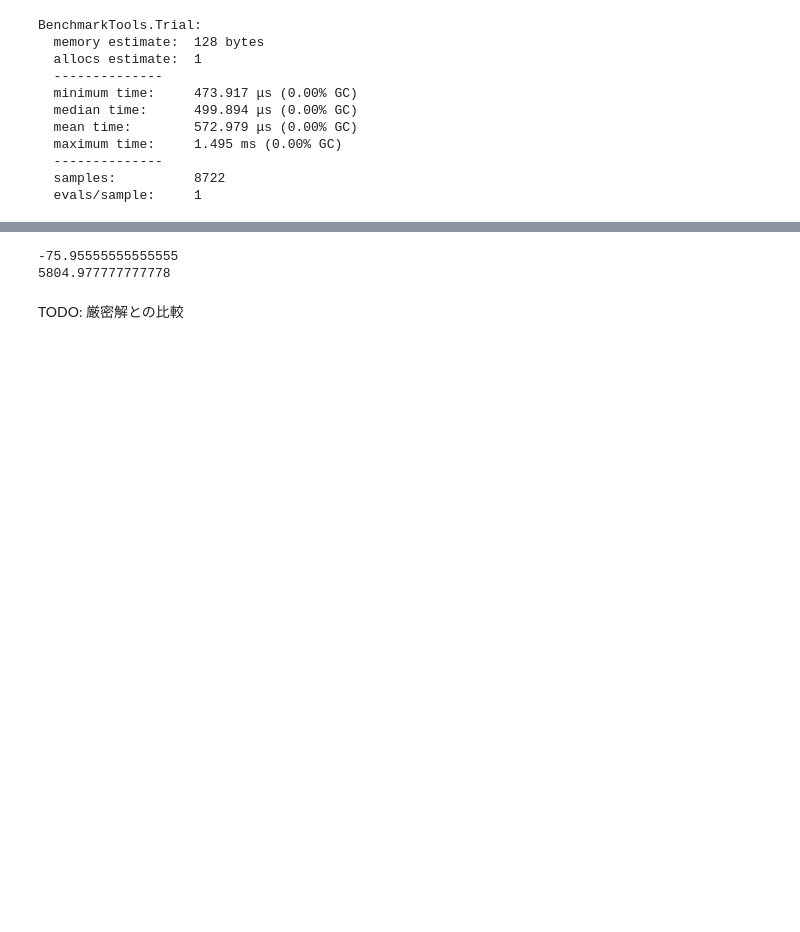
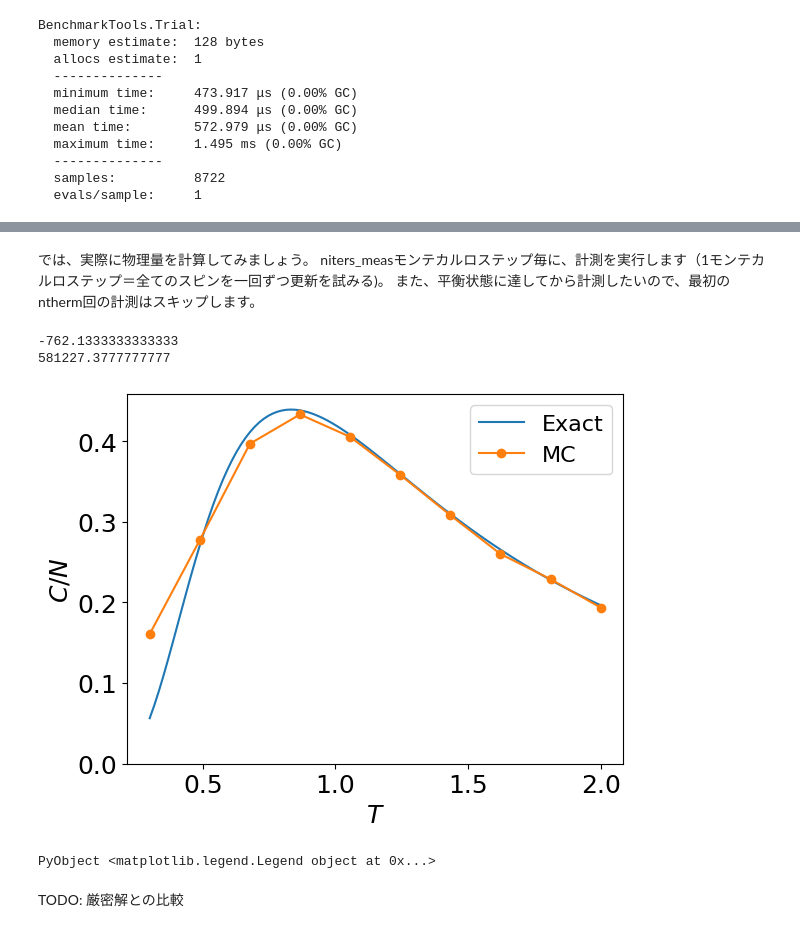
Before and after one commit to shinaoka/hpc_julia, a Jupyter notebook: _sources/docs/1dIsing.ipynb, the cells around one changed output, grey strips where cells are left out. Cells and saved outputs as stored; diff of their text form; code cells hidden in the pictures; blank space fills up the shorter version.

```diff
--- a/_sources/docs/1dIsing.ipynb
+++ b/_sources/docs/1dIsing.ipynb
@@ -45,9 +45,9 @@ function ising1d!(s, β, niters, rng)
     end
 end
 
-n = 100
+num_spins = 100
 rng = MersenneTwister(4649)
-s0 = rand(rng, Int8[-1, 1], n)
+s0 = rand(rng, Int8[-1, 1], num_spins)
 β = 100.0
 niters = 10^3
 
@@ -250,23 +251,32 @@ WARNING: replacing module Meas.
+# %% [markdown]
+では、実際に物理量を計算してみましょう。
+niters_measモンテカルロステップ毎に、計測を実行します（1モンテカルロステップ＝全てのスピンを一回ずつ更新を試みる)。
+また、平衡状態に達してから計測したいので、最初のntherm回の計測はスキップします。
 # %%
+function solve!(ss, acc, β, nsweeps, ntherm, niters_meas, rng)
+    for isweep in 1:nsweeps
+        MC.update!(ss, β, niters_meas, rng)
+        if isweep <= ntherm
+            continue
+        end
+        Meas.add!(acc, "E", Float64(ss.energy))
+        Meas.add!(acc, "E2", Float64(ss.energy)^2)
+        MC.sanity_check(ss)
+    end
+end
+
+
 nsweeps = 100
 niters_meas = 10
 ntherm = ceil(nsweeps/10)
-ss = MC.SpinState(s0)
 β = 1.0
 
+ss = MC.SpinState(s0)
 acc = Meas.Accumulator()
-for isweep in 1:nsweeps
-    MC.update!(ss, β, niters_meas, rng)
-    if isweep <= ntherm
-        continue
-    end
-    Meas.add!(acc, "E", Float64(ss.energy))
-    Meas.add!(acc, "E2", Float64(ss.energy)^2)
-end
-MC.sanity_check(ss)
+solve!(ss, acc, β, nsweeps, ntherm, niters_meas, rng)
 
 println(Meas.mean(acc, "E"))
 println(Meas.mean(acc, "E2"))
 # %% [output]
--75.95555555555555
-5804.977777777778
+-762.1333333333333
+581227.3777777777
@@ -273,2 +285,33 @@ println(Meas.mean(acc, "E2"))
+# %%
+exact_C(T) = 1/(T * cosh(1/T))^2
+
+nsweeps = 10^4
+num_spins = 1000
+
+rng = MersenneTwister(4649)
+s0 = rand(rng, Int8[-1, 1], num_spins)
+
+Ts = range(0.3, 2, length=100)
+Ts_mc = range(0.3, 2, length=10)
+
+C_mc = Float64[]
+for T in Ts_mc
+    ss = MC.SpinState(s0)
+    acc = Meas.Accumulator()
+    solve!(ss, acc, 1/T, nsweeps, ntherm, niters_meas, rng)
+    E = Meas.mean(acc, "E")
+    E2 = Meas.mean(acc, "E2")
+    push!(C_mc, (E2-E^2)/T^2)
+end
+
+plt.plot(Ts, exact_C.(Ts), label="Exact")
+plt.plot(Ts_mc, C_mc ./ num_spins, label="MC", marker="o")
+plt.xlabel(raw"$T$")
+plt.ylabel(raw"$C/N$")
+plt.ylim([0, nothing])
+plt.legend()
+# %% [output]
+[figure, added]
+PyObject <matplotlib.legend.Legend object at 0x...>
 # %% [markdown]
 TODO: 厳密解との比較
```
Also changed, not shown: parts of 3 cells of this notebook, 3 other files.
